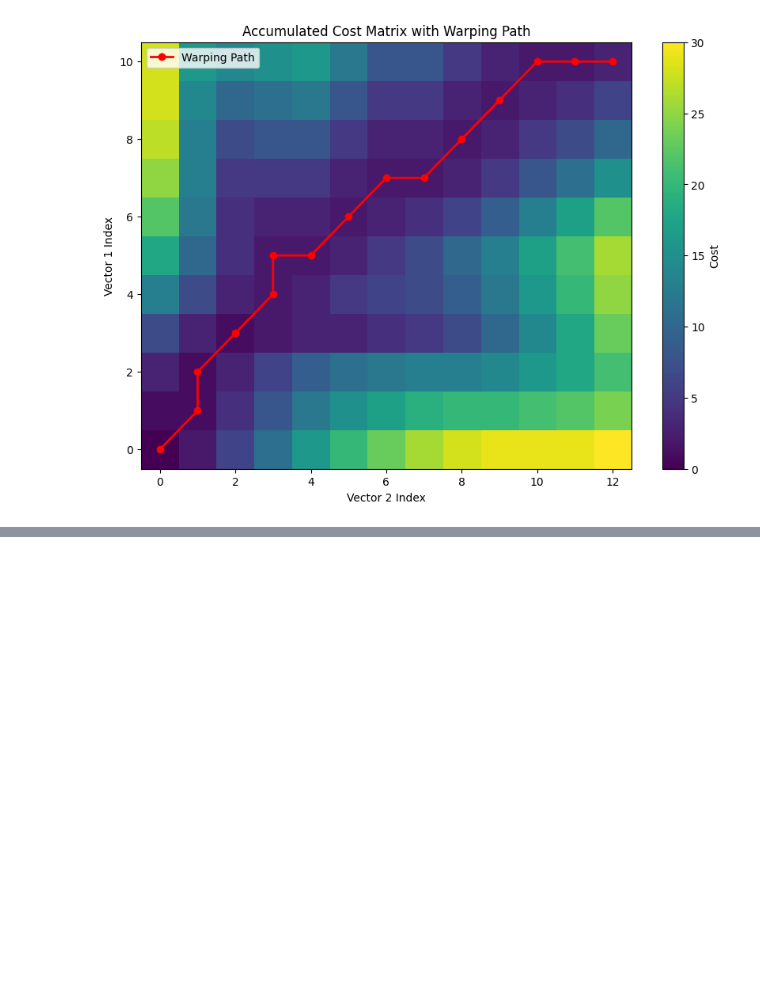
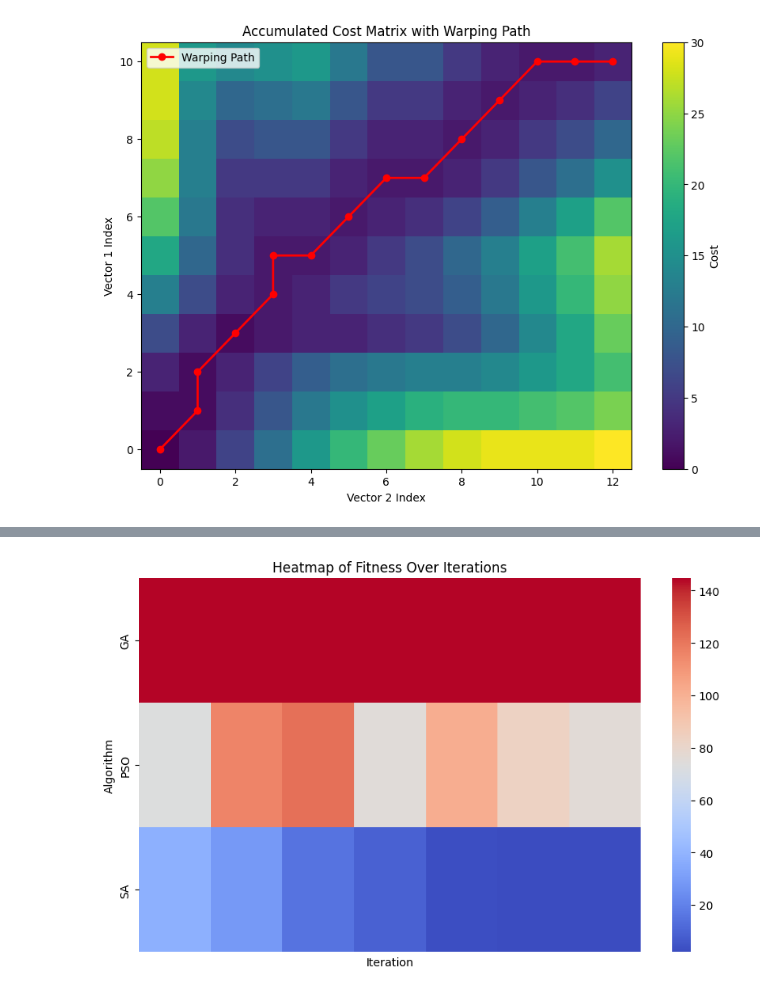
Before and after one commit to noelmt7/Speech_Recognition, a Jupyter notebook: 2348538_LAB6_DTW.ipynb, the cells around one changed output, grey strips where cells are left out. Cells and saved outputs as stored; diff of their text form; code cells hidden in the pictures; blank space fills up the shorter version.

```diff
--- a/2348538_LAB6_DTW.ipynb
+++ b/2348538_LAB6_DTW.ipynb
@@ -70,0 +153,21 @@ plt.show()
+# %%
+import numpy as np
+import seaborn as sns
+
+# Prepare data for heatmap
+heatmap_data = np.array([
+    ga_results[:min(len(ga_results), len(sa_results))],
+    pso_results[:min(len(pso_results), len(sa_results))],
+    sa_results[:min(len(ga_results), len(sa_results))]
+])
+
+# Plot heatmap
+plt.figure(figsize=(10, 6))
+sns.heatmap(heatmap_data, cmap="coolwarm", annot=False, cbar=True,
+            xticklabels=False, yticklabels=["GA", "PSO", "SA"])
+plt.title("Heatmap of Fitness Over Iterations")
+plt.xlabel("Iteration")
+plt.ylabel("Algorithm")
+plt.show()
+# %% [output]
+[figure, added]
```
Also changed, not shown: parts of 3 cells of this notebook.
